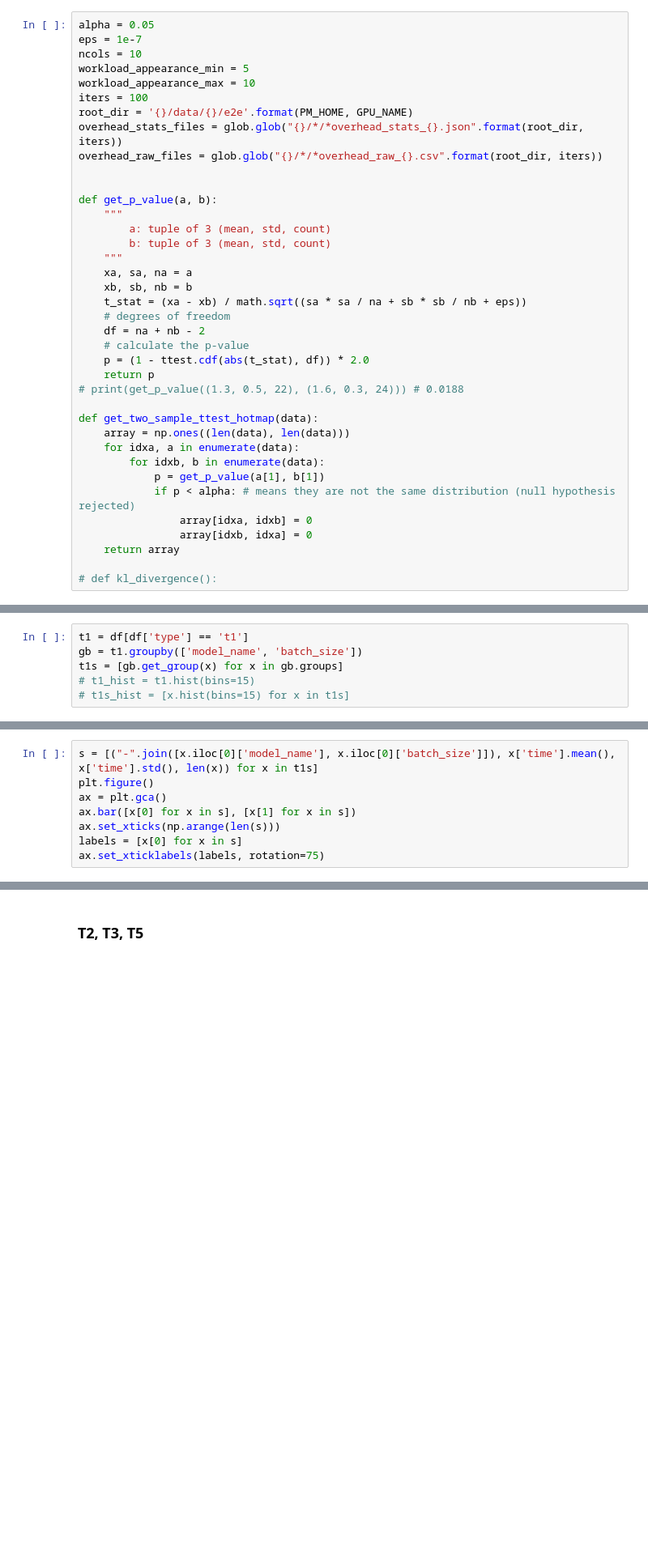
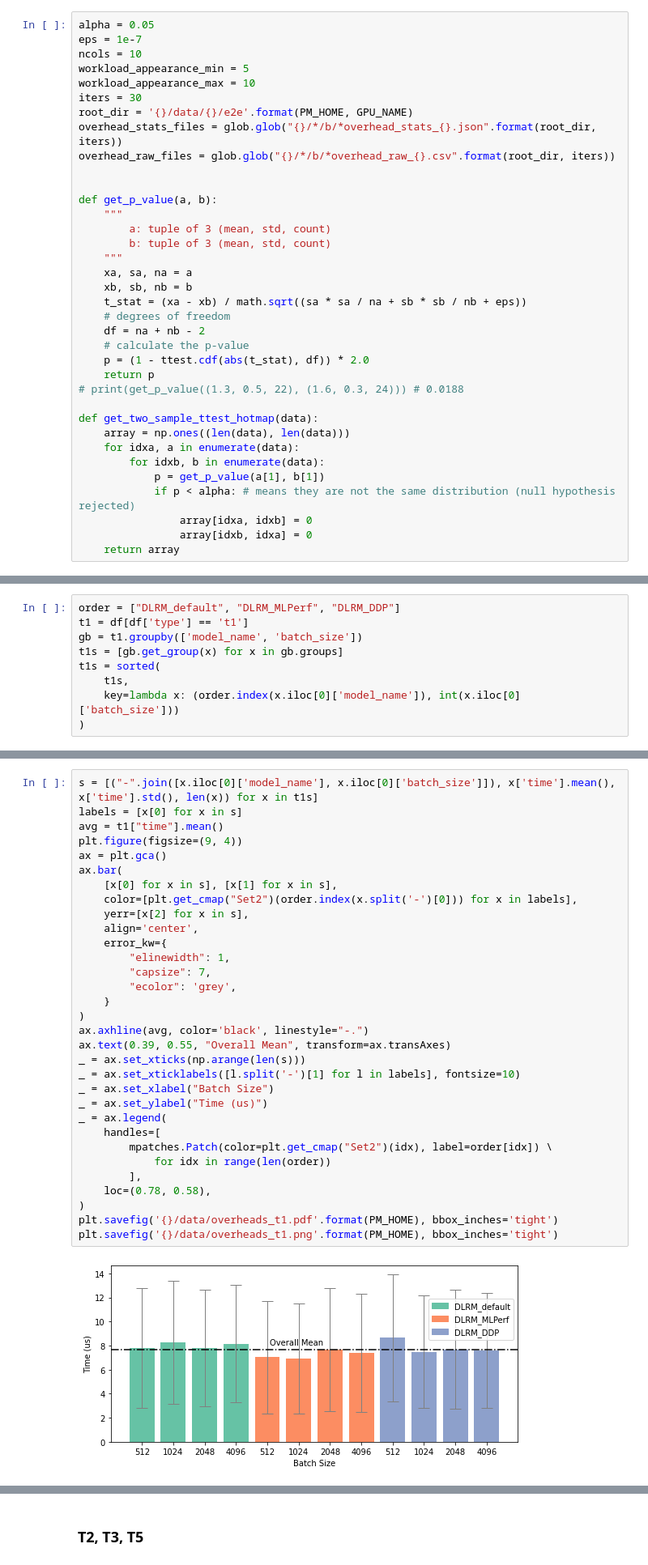
Before and after one commit to owensgroup/ml_perf_model, a Jupyter notebook: analysis/notebooks/overheads_study.ipynb, the cells around one changed output, grey strips where cells are left out. Shown at 81% size. Cells and saved outputs as stored; diff of their text form; blank space fills up the shorter version.

```diff
--- a/analysis/notebooks/overheads_study.ipynb
+++ b/analysis/notebooks/overheads_study.ipynb
@@ -20,10 +21,10 @@ eps = 1e-7
 ncols = 10
 workload_appearance_min = 5
 workload_appearance_max = 10
-iters = 100
+iters = 30
 root_dir = '{}/data/{}/e2e'.format(PM_HOME, GPU_NAME)
-overhead_stats_files = glob.glob("{}/*/*overhead_stats_{}.json".format(root_dir, iters))
-overhead_raw_files = glob.glob("{}/*/*overhead_raw_{}.csv".format(root_dir, iters))
+overhead_stats_files = glob.glob("{}/*/b/*overhead_stats_{}.json".format(root_dir, iters))
+overhead_raw_files = glob.glob("{}/*/b/*overhead_raw_{}.csv".format(root_dir, iters))
 
 
 def get_p_value(a, b):
@@ -50,8 +51,6 @@ def get_two_sample_ttest_hotmap(data):
                 array[idxa, idxb] = 0
                 array[idxb, idxa] = 0
     return array
-
-# def kl_divergence():
 # %%
 o_stats = {
     't1': {},
@@ -99,8 +98,11 @@ for t in ['t2', 't3', 't5']:
 
 df = gather_overhead_raw(overhead_raw_files)
 # %%
+order = ["DLRM_default", "DLRM_MLPerf", "DLRM_DDP"]
 t1 = df[df['type'] == 't1']
 gb = t1.groupby(['model_name', 'batch_size'])
 t1s = [gb.get_group(x) for x in gb.groups]
-# t1_hist = t1.hist(bins=15)
-# t1s_hist = [x.hist(bins=15) for x in t1s]
+t1s = sorted(
+    t1s,
+    key=lambda x: (order.index(x.iloc[0]['model_name']), int(x.iloc[0]['batch_size']))
+)
@@ -133,8 +109,34 @@ ax.set_xticklabels(labels, rotation=75)
 # %%
 s = [("-".join([x.iloc[0]['model_name'], x.iloc[0]['batch_size']]), x['time'].mean(), x['time'].std(), len(x)) for x in t1s]
-plt.figure()
+labels = [x[0] for x in s]
+avg = t1["time"].mean()
+plt.figure(figsize=(9, 4))
 ax = plt.gca()
-ax.bar([x[0] for x in s], [x[1] for x in s])
-ax.set_xticks(np.arange(len(s)))
-labels = [x[0] for x in s]
-ax.set_xticklabels(labels, rotation=75)
+ax.bar(
+    [x[0] for x in s], [x[1] for x in s],
+    color=[plt.get_cmap("Set2")(order.index(x.split('-')[0])) for x in labels],
+    yerr=[x[2] for x in s],
+    align='center',
+    error_kw={
+        "elinewidth": 1,
+        "capsize": 7,
+        "ecolor": 'grey',
+    }
+)
+ax.axhline(avg, color='black', linestyle="-.")
+ax.text(0.39, 0.55, "Overall Mean", transform=ax.transAxes)
+_ = ax.set_xticks(np.arange(len(s)))
+_ = ax.set_xticklabels([l.split('-')[1] for l in labels], fontsize=10)
+_ = ax.set_xlabel("Batch Size")
+_ = ax.set_ylabel("Time (us)")
+_ = ax.legend(
+    handles=[
+        mpatches.Patch(color=plt.get_cmap("Set2")(idx), label=order[idx]) \
+            for idx in range(len(order))
+        ],
+    loc=(0.78, 0.58),
+)
+plt.savefig('{}/data/overheads_t1.pdf'.format(PM_HOME), bbox_inches='tight')
+plt.savefig('{}/data/overheads_t1.png'.format(PM_HOME), bbox_inches='tight')
+# %% [output]
+[figure, added]
```
Also changed, not shown: parts of 6 cells of this notebook, 3 other files.
